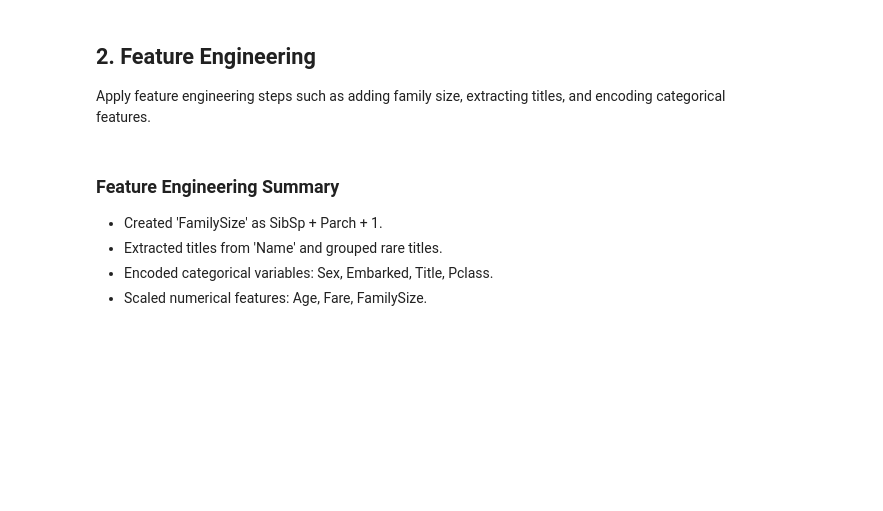
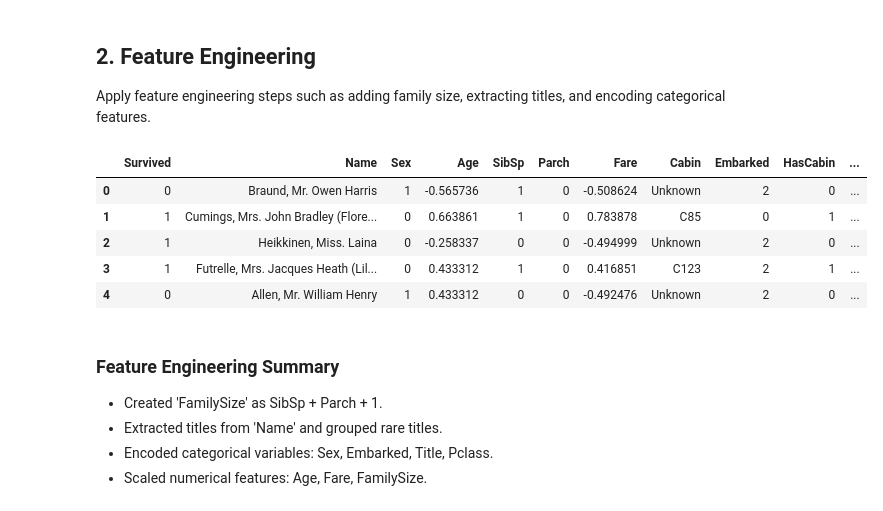
Before and after one commit to Alexzemm/buddhi_project, a Jupyter notebook: titanic_ml/Titanic_Survival_Prediction.ipynb, the cells around one changed output. Saved outputs shown, nothing was run; the diff lists cells and outputs as text; code cells hidden in the pictures; blank space fills up the shorter version.

```diff
--- a/titanic_ml/Titanic_Survival_Prediction.ipynb
+++ b/titanic_ml/Titanic_Survival_Prediction.ipynb
@@ -27,9 +34,20 @@ Apply feature engineering steps such as adding family size, extracting titles, a
 # %%
 # Apply feature engineering steps
 df_fe = add_family_size(df_clean)
 df_fe = extract_title(df_fe)
+# Preserve original Pclass for EDA before encoding
+df_fe['Pclass_original'] = df_fe['Pclass']
 df_fe = encode_features(df_fe)
+# For EDA, add back the original Pclass as 'Pclass' for plotting
+df_fe['Pclass'] = df_fe['Pclass_original']
 df_fe.head()
+# %% [output]
+|  | Survived | Name | Sex | Age | SibSp | Parch | Fare | Cabin | Embarked | HasCabin | ... |
+| 0 | 0 | Braund, Mr. Owen Harris | 1 | -0.565736 | 1 | 0 | -0.508624 | Unknown | 2 | 0 | ... |
+| 1 | 1 | Cumings, Mrs. John Bradley (Flore... | 0 | 0.663861 | 1 | 0 | 0.783878 | C85 | 0 | 1 | ... |
+| 2 | 1 | Heikkinen, Miss. Laina | 0 | -0.258337 | 0 | 0 | -0.494999 | Unknown | 2 | 0 | ... |
+| 3 | 1 | Futrelle, Mrs. Jacques Heath (Lil... | 0 | 0.433312 | 1 | 0 | 0.416851 | C123 | 2 | 1 | ... |
+| 4 | 0 | Allen, Mr. William Henry | 1 | 0.433312 | 0 | 0 | -0.492476 | Unknown | 2 | 0 | ... |
 # %% [markdown]
 ### Feature Engineering Summary
 - Created 'FamilySize' as SibSp + Parch + 1.
```
Also changed, not shown: parts of 10 cells of this notebook, 1 other file.
